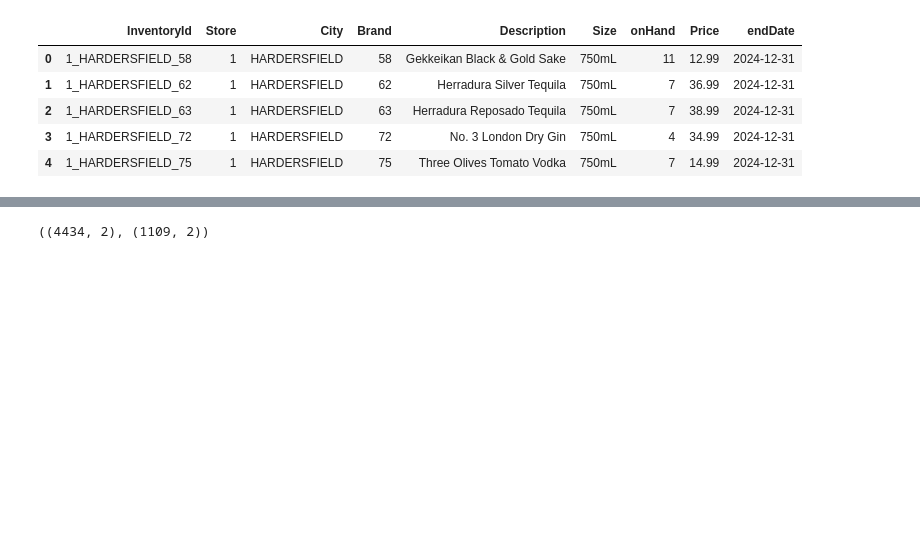
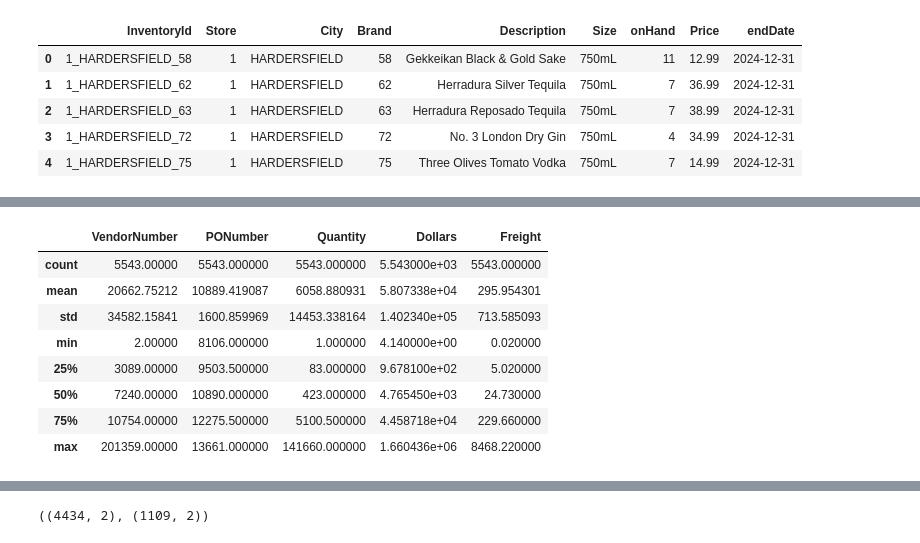
Before and after one commit to techie-priyansh/Vendor-Invoice-Intelligence, a Jupyter notebook: notebooks/01_predicting_freight_cost.ipynb, the cells around one changed output, grey strips where cells are left out. Saved outputs shown, nothing was run; the diff lists cells and outputs as text; code cells hidden in the pictures; blank space fills up the shorter version.

```diff
--- a/notebooks/01_predicting_freight_cost.ipynb
+++ b/notebooks/01_predicting_freight_cost.ipynb
@@ -100,0 +103,12 @@ Avg Freight per Unit (High Quantity Vendors): $0.0491
+# %%
+vendor_df.describe()
+# %% [output]
+|  | VendorNumber | PONumber | Quantity | Dollars | Freight |
+| count | 5543.00000 | 5543.000000 | 5543.000000 | 5.543000e+03 | 5543.000000 |
+| mean | 20662.75212 | 10889.419087 | 6058.880931 | 5.807338e+04 | 295.954301 |
+| std | 34582.15841 | 1600.859969 | 14453.338164 | 1.402340e+05 | 713.585093 |
+| min | 2.00000 | 8106.000000 | 1.000000 | 4.140000e+00 | 0.020000 |
+| 25% | 3089.00000 | 9503.500000 | 83.000000 | 9.678100e+02 | 5.020000 |
+| 50% | 7240.00000 | 10890.000000 | 423.000000 | 4.765450e+03 | 24.730000 |
+| 75% | 10754.00000 | 12275.500000 | 5100.500000 | 4.458718e+04 | 229.660000 |
+| max | 201359.00000 | 13661.000000 | 141660.000000 | 1.660436e+06 | 8468.220000 |
```
Also changed, not shown: parts of 25 cells of this notebook, 10 other files.
